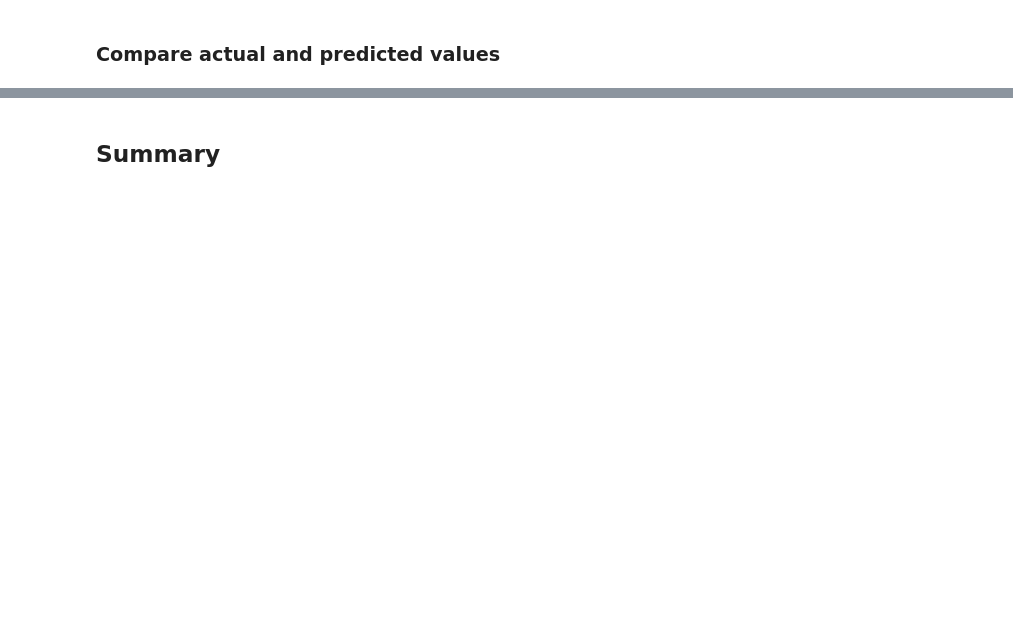
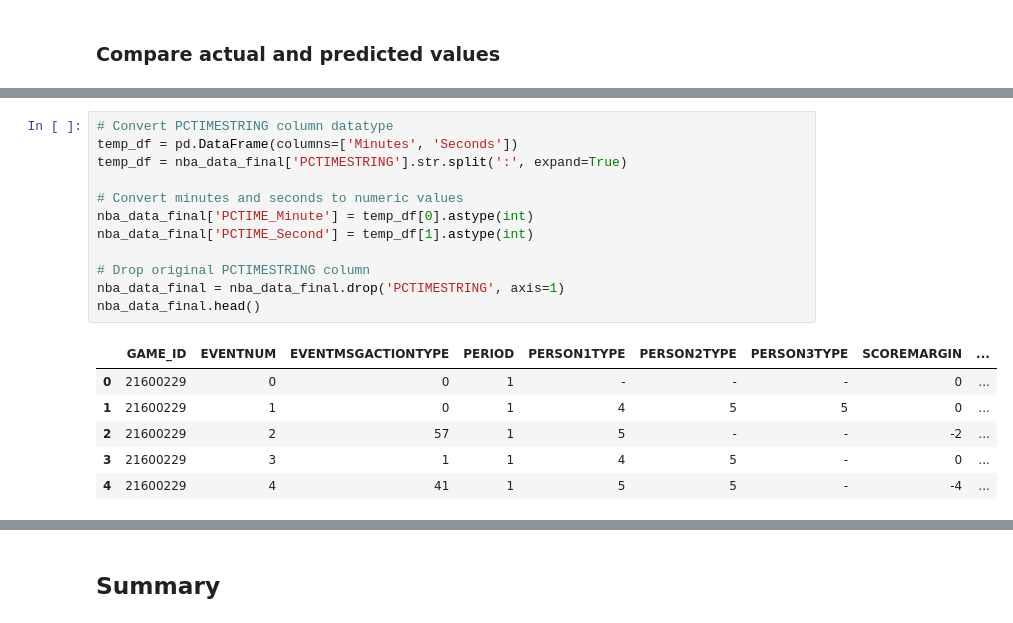
Before and after one commit to SalahAlHaismawi/Artificial-Intelligence-Problems, a Jupyter notebook: Project.ipynb, the cells around one changed output, grey strips where cells are left out. Cells and saved outputs as stored; diff of their text form; blank space fills up the shorter version.

```diff
--- a/Project.ipynb
+++ b/Project.ipynb
@@ -928,0 +1325,19 @@ plt.show()
+# %%
+# Convert PCTIMESTRING column datatype
+temp_df = pd.DataFrame(columns=['Minutes', 'Seconds'])
+temp_df = nba_data_final['PCTIMESTRING'].str.split(':', expand=True)
+
+# Convert minutes and seconds to numeric values
+nba_data_final['PCTIME_Minute'] = temp_df[0].astype(int)
+nba_data_final['PCTIME_Second'] = temp_df[1].astype(int)
+
+# Drop original PCTIMESTRING column
+nba_data_final = nba_data_final.drop('PCTIMESTRING', axis=1)
+nba_data_final.head()
+# %% [output]
+|  | GAME_ID | EVENTNUM | EVENTMSGACTIONTYPE | PERIOD | PERSON1TYPE | PERSON2TYPE | PERSON3TYPE | SCOREMARGIN | ... |
+| 0 | 21600229 | 0 | 0 | 1 | - | - | - | 0 | ... |
+| 1 | 21600229 | 1 | 0 | 1 | 4 | 5 | 5 | 0 | ... |
+| 2 | 21600229 | 2 | 57 | 1 | 5 | - | - | -2 | ... |
+| 3 | 21600229 | 3 | 1 | 1 | 4 | 5 | - | 0 | ... |
+| 4 | 21600229 | 4 | 41 | 1 | 5 | 5 | - | -4 | ... |
```
Also changed, not shown: parts of 67 cells of this notebook.
